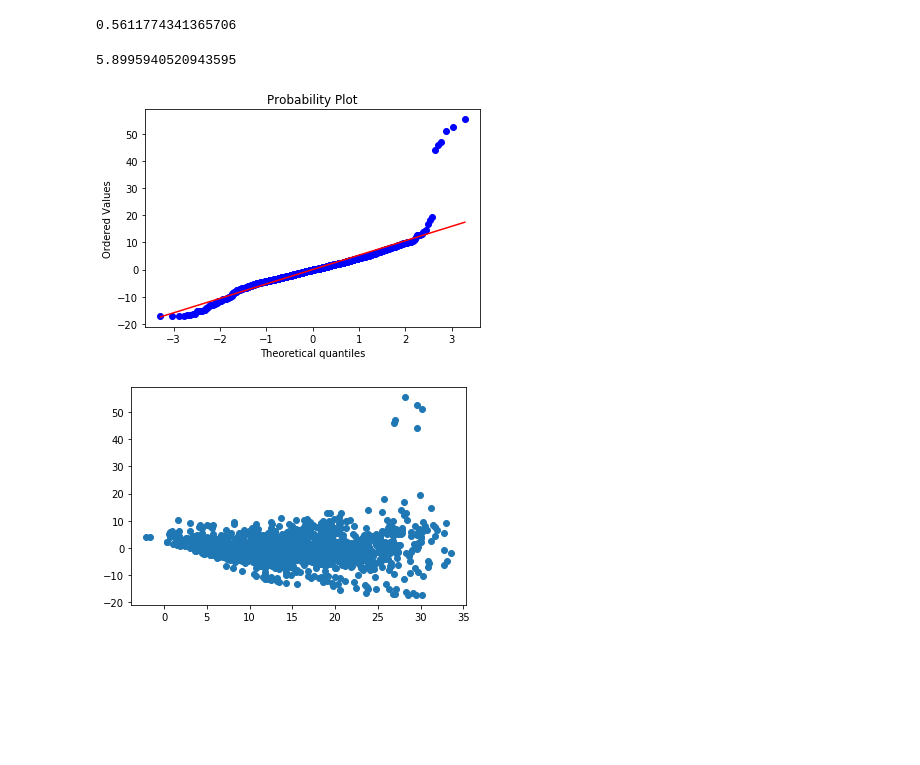
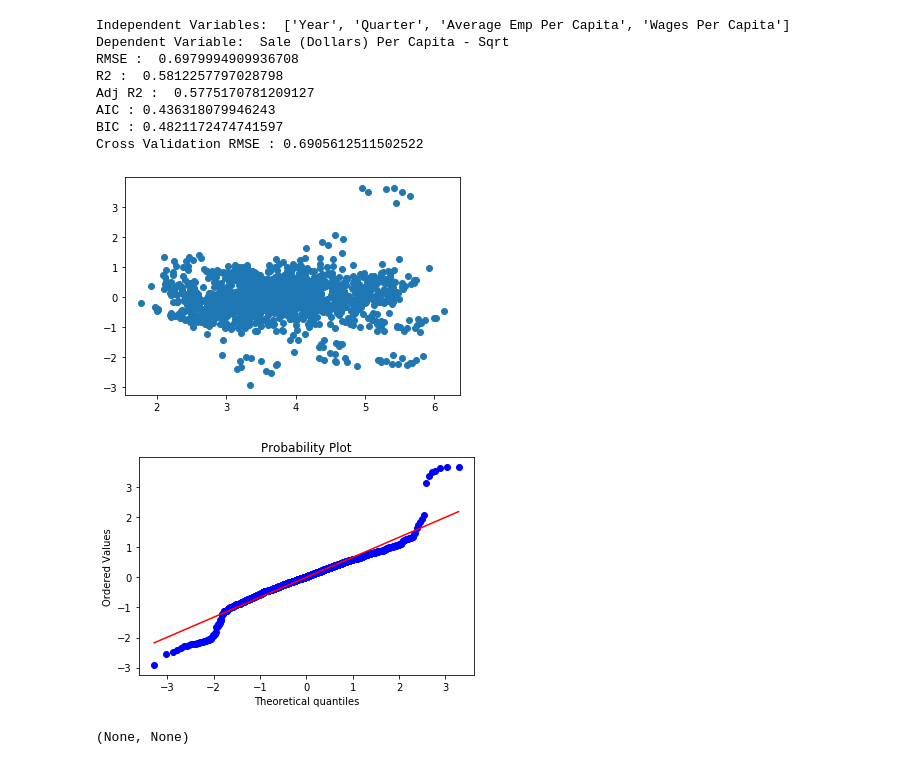
Before and after one commit to ayakkala1/Project-1-Data-401, a Jupyter notebook: anish/Iowa Alc Sales EDA.ipynb, the cells around one changed output. Cells and saved outputs as stored; diff of their text form; code cells hidden in the pictures; blank space fills up the shorter version.

Commit message:
best subsets regression anish notebook

```diff
--- a/anish/Iowa Alc Sales EDA.ipynb
+++ b/anish/Iowa Alc Sales EDA.ipynb
@@ -215,0 +202,8 @@ df_agg
+# %%
+NUMERIC_COLUMNS = ['Bottle Volume (ml)', 'Bottles Sold', 'Average Emp', 'Wages',
+                   'Average Wage', 'Population']
+
+for column in NUMERIC_COLUMNS:
+    df_agg[column + " Per Capita"] = df_agg[column] / df_agg["Population"]
+
+CATEGORICAL_COLUMNS = ['Year', 'Quarter']
@@ -216,3 +295,5 @@ df_agg
 # %%
-IND_VARS = ["Year","Quarter","Average Emp Per Capita", "Wages Per Capita", "Average Wage"]
-DEP_VAR = "Sale (Dollars) Per Capita"
+IND_VARS = ["Year", "Quarter", "Average Emp Per Capita", "Wages Per Capita"]
+DEP_VAR = 'Sale (Dollars) Per Capita - Sqrt'
+X_train, X_test, y_train, y_test = train_test_split(.5, df_agg, DEP_VAR)
+b = linear_regression(X_train[IND_VARS], y_train)
@@ -247,32 +300,23 @@ r2(b, X_train[IND_VARS], y_train)
-# %%
-adj_r2(b, X_train[IND_VARS], y_train)
-# %% [output]
-0.5611774341365706
-# %%
-def cross_validation(X, y, k):
-    rmses = []
-    index_array = list(X.index)
-    np.random.shuffle(index_array)
-    index_folds = np.array_split(index_array, 5)
-    for i in range(k):
-        training_index = np.concatenate(index_folds[:i] + index_folds[(i+1):])
-        test_index = index_folds[i]
-        X_train = X.loc[training_index]
-        y_train = y.loc[training_index]
-        X_test = X.loc[test_index]
-        y_test = y.loc[test_index]
-        b = linear_regression(X_train, y_train)
-        rmses.append(rmse(b, X_test, y_test))
-    return np.mean(rmses)
-# %%
-cross_validation(df_agg[IND_VARS], df_agg[DEP_VAR], 5)
-# %% [output]
-5.8995940520943595
-# %%
-qqplot(b, X_train[DEP_VARS], y_train)
-# %% [output]
-[figure, removed]
-# %%
-resid_vs_fit(b, X_train[DEP_VARS], y_train)
-# %% [output]
-[figure, removed]
+# %%
+print("Independent Variables: ", IND_VARS)
+print("Dependent Variable: ", DEP_VAR)
+print("RMSE : ", rmse(b, X_test[IND_VARS], y_test))
+print("R2 : ", r2(b, X_test[IND_VARS], y_test))
+print("Adj R2 : ", adj_r2(b, X_test[IND_VARS], y_test))
+print("AIC :", aic(b, X_test[IND_VARS], y_test))
+print("BIC :", bic(b, X_test[IND_VARS], y_test))
+print("Cross Validation RMSE :", cross_validation(df_agg[IND_VARS], df_agg[DEP_VAR], 5))
+
+resid_vs_fit(b, X_train[IND_VARS], y_train), qqplot(b, X_train[IND_VARS], y_train)
+# %% [output]
+Independent Variables:  ['Year', 'Quarter', 'Average Emp Per Capita', 'Wages Per Capita']
+Dependent Variable:  Sale (Dollars) Per Capita - Sqrt
+RMSE :  0.6979994909936708
+R2 :  0.5812257797028798
+Adj R2 :  0.5775170781209127
+AIC : 0.436318079946243
+BIC : 0.4821172474741597
+Cross Validation RMSE : 0.6905612511502522
+[figure, added]
+[figure, added]
+(None, None)
```
Also changed, not shown: parts of 17 cells of this notebook, 2 other files.
